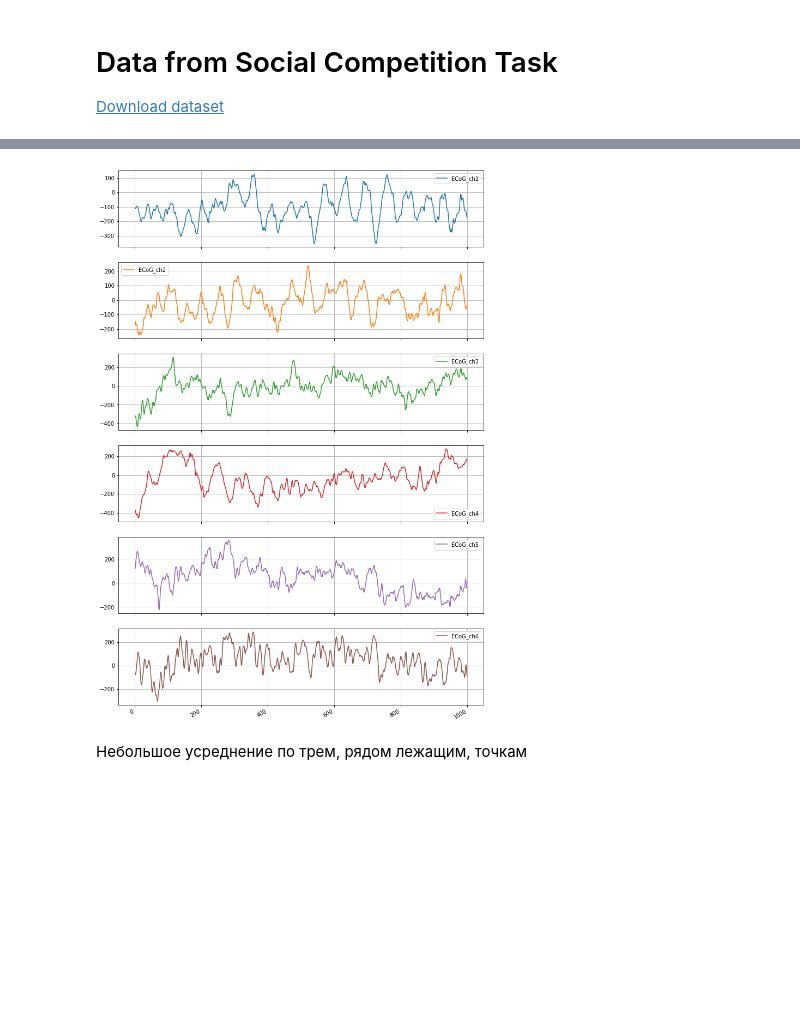
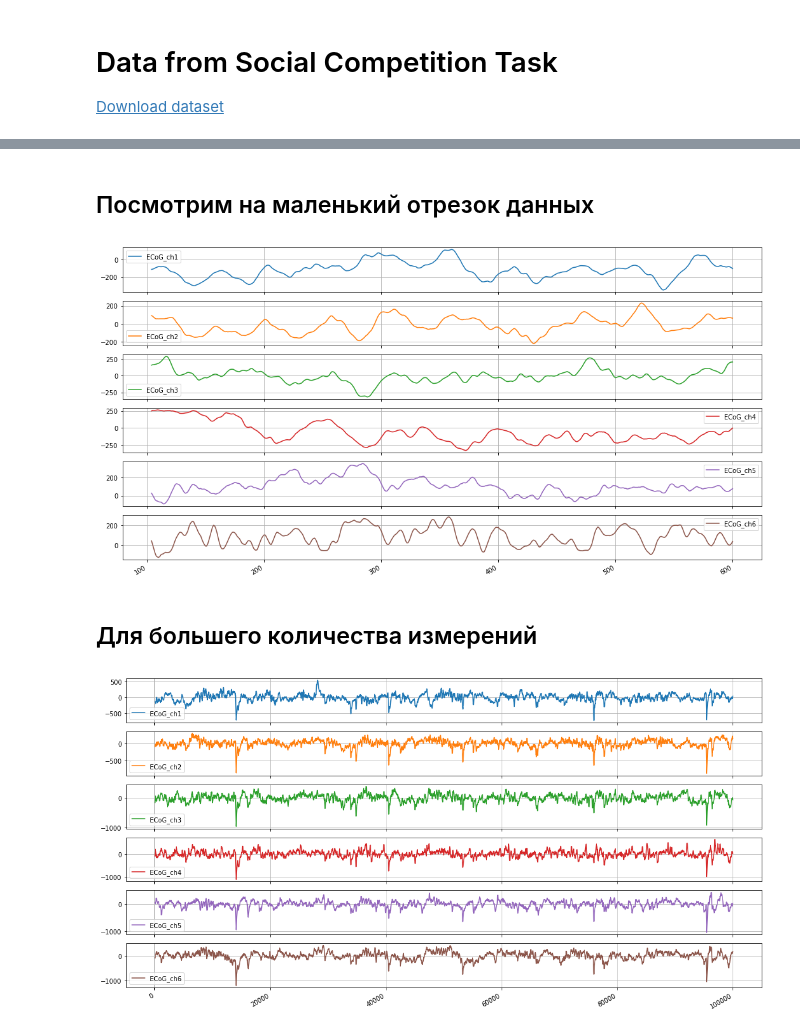
Before and after one commit to igor-yusupov/2018-Project-3, a Jupyter notebook: code/input_data.ipynb, the cells around one changed output, grey strips where cells are left out. Drawn from its saved outputs; the diff is of its cells as text; code cells hidden in the pictures; blank space fills up the shorter version.

```diff
--- a/code/input_data.ipynb
+++ b/code/input_data.ipynb
@@ -13,9 +51,16 @@ data_sample = data[:1000]
+# %% [markdown]
+## Посмотрим на маленький отрезок данных
+# %%
+%matplotlib inline
+data_sample.loc[100:600, "ECoG_ch1":].rolling(window=5).mean().loc[:, "ECoG_ch1":].plot(subplots=True, figsize=(18, 10), grid=True);
+# %% [output]
+[figure, added]
+# %% [markdown]
+## Для большего количества измерений
 # %%
-data_sample = data_sample.loc[:, :"ECoG_ch6"]
+data_sample = data.loc[:100000, :"ECoG_ch6"]
 # %%
 %matplotlib inline
-data_sample.loc[:, "ECoG_ch1":].plot(subplots=True, figsize=(12, 20), grid=True);
+data_sample.rolling(window=100).mean().loc[:, "ECoG_ch1":].plot(subplots=True, figsize=(18, 10), grid=True);
 # %% [output]
-[figure, old version]
+[figure, new version]
-# %% [markdown]
-Небольшое усреднение по трем, рядом лежащим, точкам
```
Also changed, not shown: parts of 16 cells of this notebook, 2 other files.
